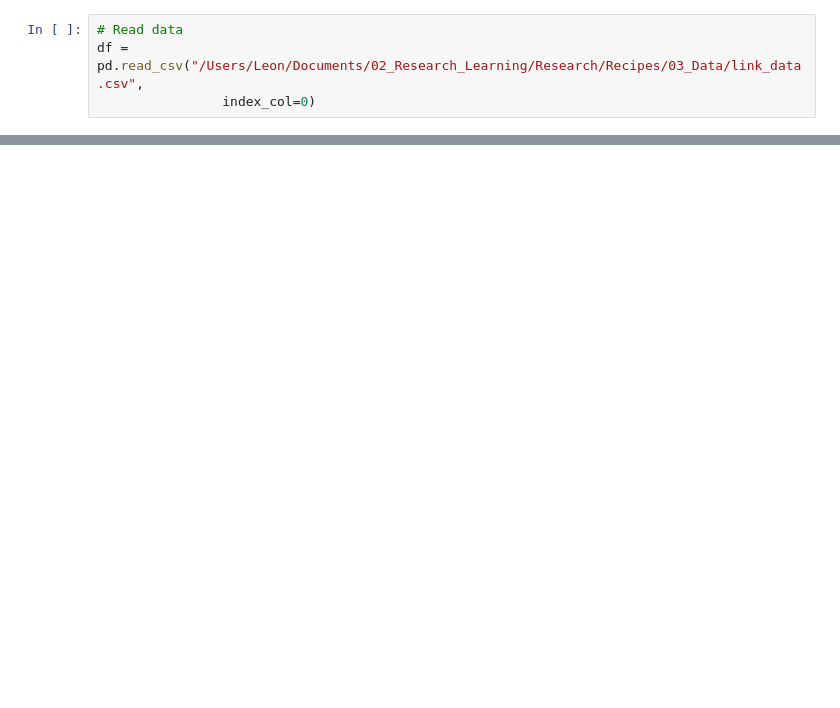
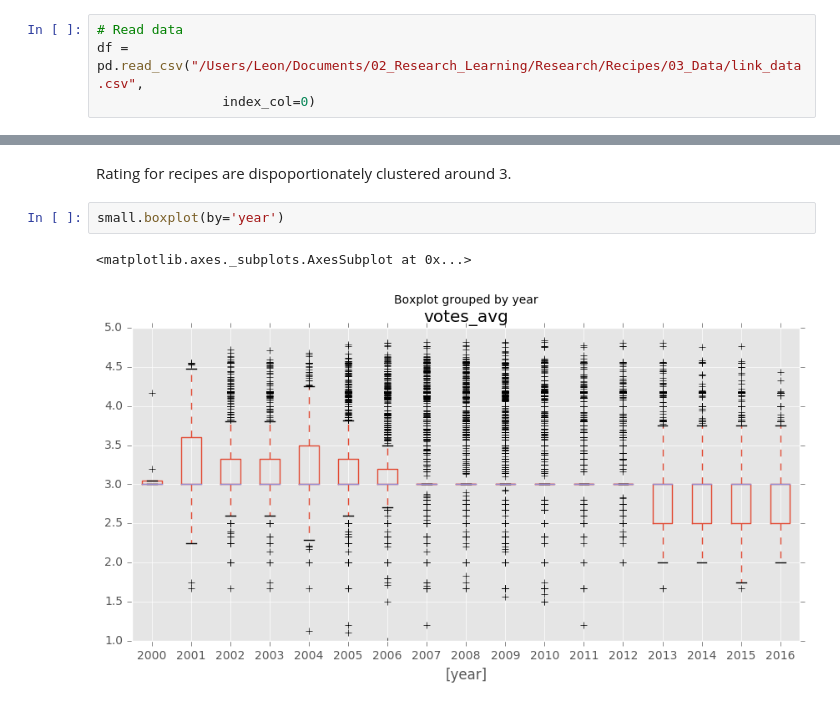
Before and after one commit to leonzucchini/Recipes, a Jupyter notebook: link_page_data_analysis.ipynb, the cells around one changed output, grey strips where cells are left out. Drawn from its saved outputs; the diff is of its cells as text; blank space fills up the shorter version.

```diff
--- a/link_page_data_analysis.ipynb
+++ b/link_page_data_analysis.ipynb
@@ -62,0 +106,7 @@ ggplot(df,aes(x='votes_avg')) + geom_histogram(fill='darkblue')
+# %% [markdown]
+Rating for recipes are dispoportionately clustered around 3.
+# %%
+small.boxplot(by='year')
+# %% [output]
+<matplotlib.axes._subplots.AxesSubplot at 0x...>
+[figure, added]
```
Also changed, not shown: parts of 28 cells of this notebook, 1 other file.
